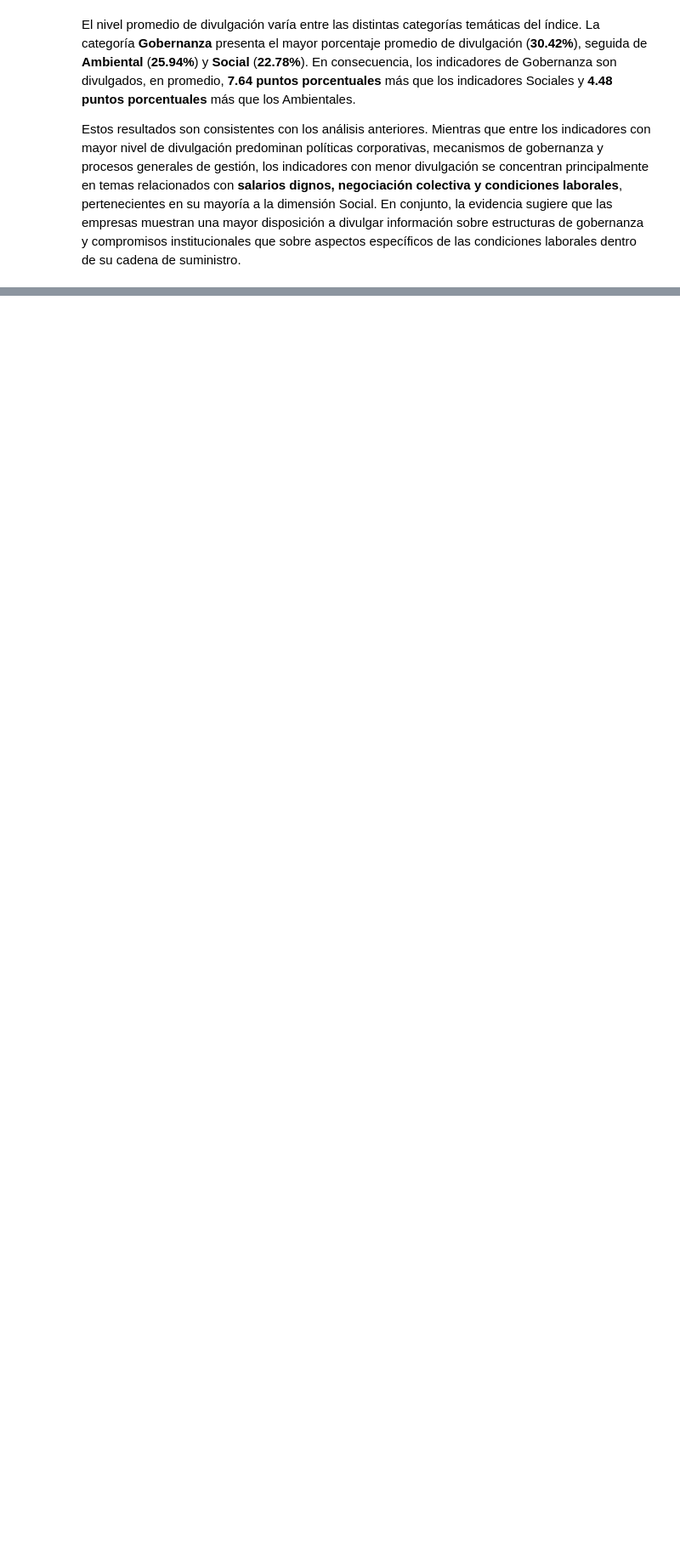
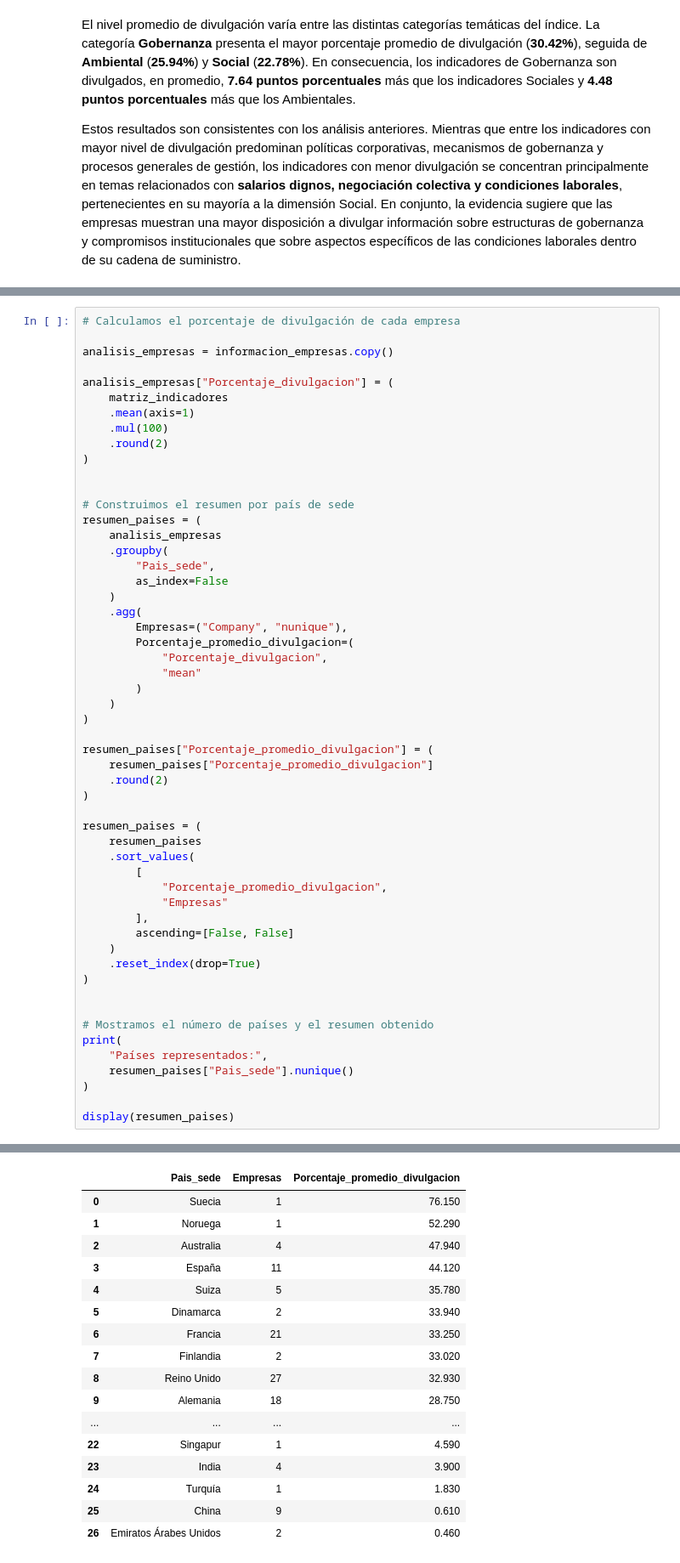
Before and after one commit to avrilsalazarrodriguez/fashion-transparency-index-2023, a Jupyter notebook: scripts/03_Analisis_exploratorio_de_datos.ipynb, the cells around one changed output, grey strips where cells are left out. Shown at 85% size. Saved outputs shown, nothing was run; the diff lists cells and outputs as text; blank space fills up the shorter version.

```diff
--- a/scripts/03_Analisis_exploratorio_de_datos.ipynb
+++ b/scripts/03_Analisis_exploratorio_de_datos.ipynb
@@ -1877,0 +1896,55 @@ Estos resultados son consistentes con los análisis anteriores. Mientras que ent
+# %%
+# Calculamos el porcentaje de divulgación de cada empresa
+
+analisis_empresas = informacion_empresas.copy()
+
+analisis_empresas["Porcentaje_divulgacion"] = (
+    matriz_indicadores
+    .mean(axis=1)
+    .mul(100)
+    .round(2)
+)
+
+
+# Construimos el resumen por país de sede
+resumen_paises = (
+    analisis_empresas
+    .groupby(
+        "Pais_sede",
+        as_index=False
+    )
+    .agg(
+        Empresas=("Company", "nunique"),
+        Porcentaje_promedio_divulgacion=(
+            "Porcentaje_divulgacion",
+            "mean"
+        )
+    )
+)
+
+resumen_paises["Porcentaje_promedio_divulgacion"] = (
+    resumen_paises["Porcentaje_promedio_divulgacion"]
+    .round(2)
+)
+
+resumen_paises = (
+    resumen_paises
+    .sort_values(
+        [
+            "Porcentaje_promedio_divulgacion",
+            "Empresas"
+        ],
+        ascending=[False, False]
+    )
+    .reset_index(drop=True)
+)
+
+
+# Mostramos el número de países y el resumen obtenido
+print(
+    "Países representados:",
+    resumen_paises["Pais_sede"].nunique()
+)
+
+display(resumen_paises)
+# %% [output]
@@ -1877,0 +1952,17 @@ Estos resultados son consistentes con los análisis anteriores. Mientras que ent
+|  | Pais_sede | Empresas | Porcentaje_promedio_divulgacion |
+| 0 | Suecia | 1 | 76.150 |
+| 1 | Noruega | 1 | 52.290 |
+| 2 | Australia | 4 | 47.940 |
+| 3 | España | 11 | 44.120 |
+| 4 | Suiza | 5 | 35.780 |
+| 5 | Dinamarca | 2 | 33.940 |
+| 6 | Francia | 21 | 33.250 |
+| 7 | Finlandia | 2 | 33.020 |
+| 8 | Reino Unido | 27 | 32.930 |
+| 9 | Alemania | 18 | 28.750 |
+| ... | ... | ... | ... |
+| 22 | Singapur | 1 | 4.590 |
+| 23 | India | 4 | 3.900 |
+| 24 | Turquía | 1 | 1.830 |
+| 25 | China | 9 | 0.610 |
+| 26 | Emiratos Árabes Unidos | 2 | 0.460 |
```
Also changed, not shown: parts of 20 cells of this notebook, 8 other files.
